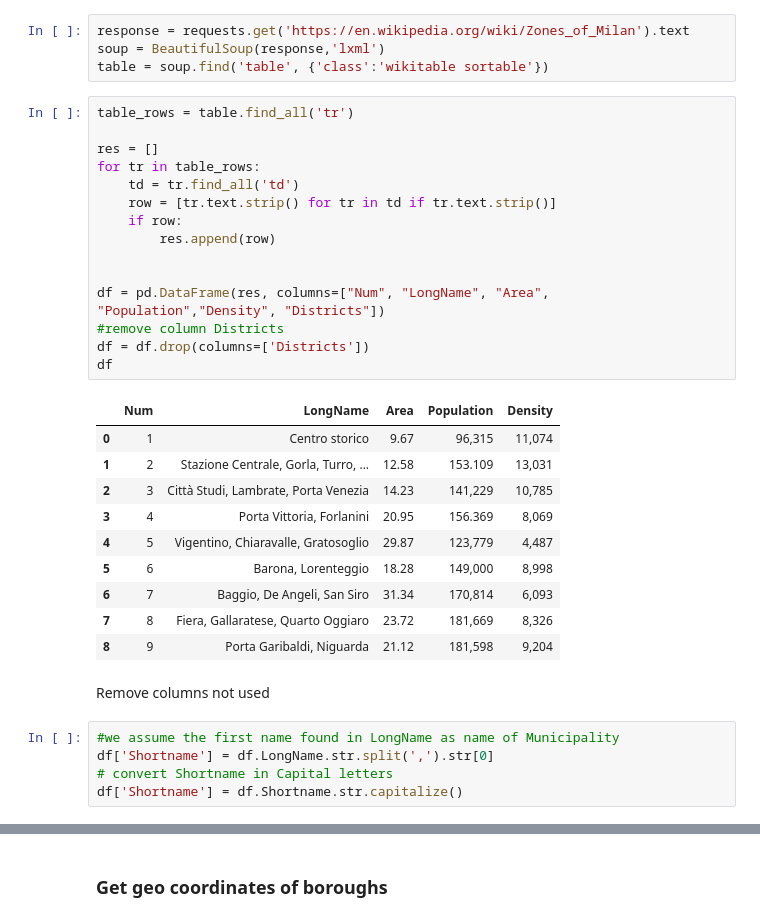
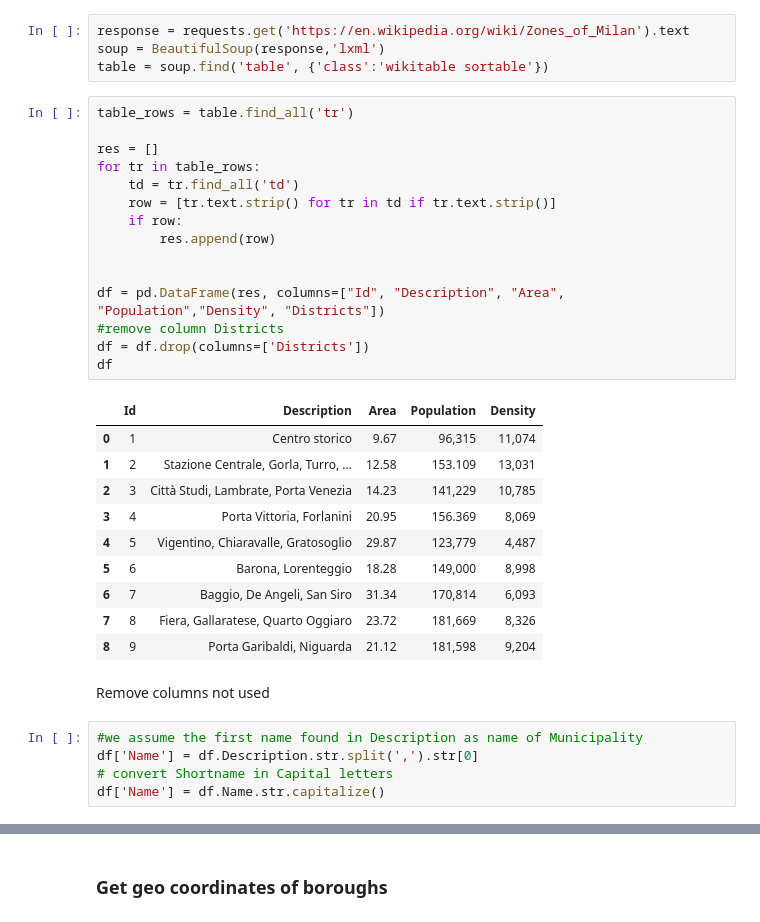
Before and after one commit to it40093/applied_data_science, a Jupyter notebook: The Battle of Neighborhoods.ipynb, the cells around one changed output, grey strips where cells are left out. Cells and saved outputs as stored; diff of their text form.

```diff
--- a/The Battle of Neighborhoods.ipynb
+++ b/The Battle of Neighborhoods.ipynb
@@ -33,20 +33,20 @@ table = soup.find('table', {'class':'wikitable sortable'})
 # %%
 table_rows = table.find_all('tr')
 
 res = []
 for tr in table_rows:
     td = tr.find_all('td')
     row = [tr.text.strip() for tr in td if tr.text.strip()]
     if row:
         res.append(row)
 
 
-df = pd.DataFrame(res, columns=["Num", "LongName", "Area", "Population","Density", "Districts"])
+df = pd.DataFrame(res, columns=["Id", "Description", "Area", "Population","Density", "Districts"])
 #remove column Districts
 df = df.drop(columns=['Districts'])
 df
 # %% [output]
-|  | Num | LongName | Area | Population | Density |
+|  | Id | Description | Area | Population | Density |
 | 0 | 1 | Centro storico | 9.67 | 96,315 | 11,074 |
 | 1 | 2 | Stazione Centrale, Gorla, Turro, ... | 12.58 | 153.109 | 13,031 |
 | 2 | 3 | Città Studi, Lambrate, Porta Venezia | 14.23 | 141,229 | 10,785 |
@@ -59,10 +59,10 @@ df
 # %% [markdown]
 Remove columns not used
 # %%
-#we assume the first name found in LongName as name of Municipality
-df['Shortname'] = df.LongName.str.split(',').str[0]
+#we assume the first name found in Description as name of Municipality
+df['Name'] = df.Description.str.split(',').str[0]
 # convert Shortname in Capital letters
-df['Shortname'] = df.Shortname.str.capitalize()
+df['Name'] = df.Name.str.capitalize()
 # %%
 df
 # %% [output]
```
Also changed, not shown: parts of 36 cells of this notebook.
